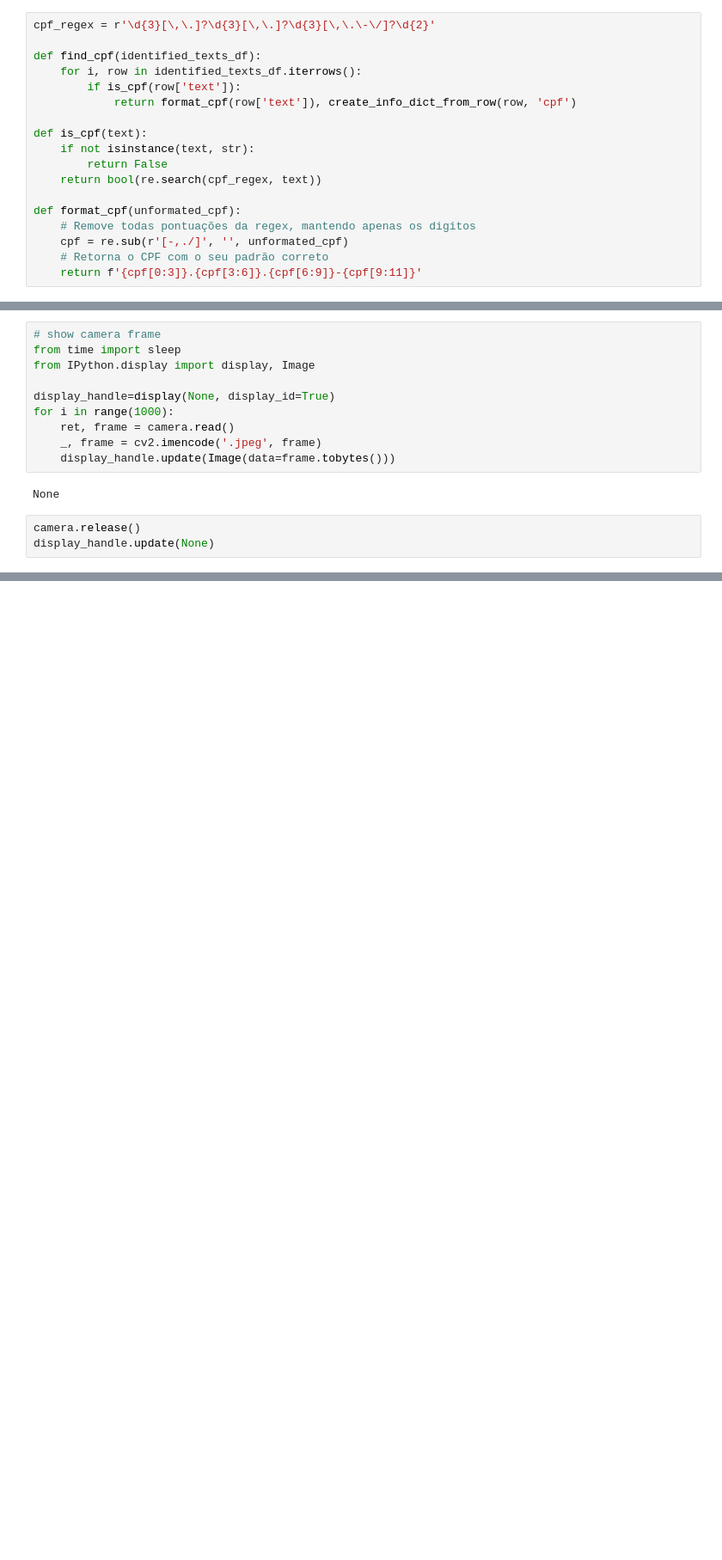
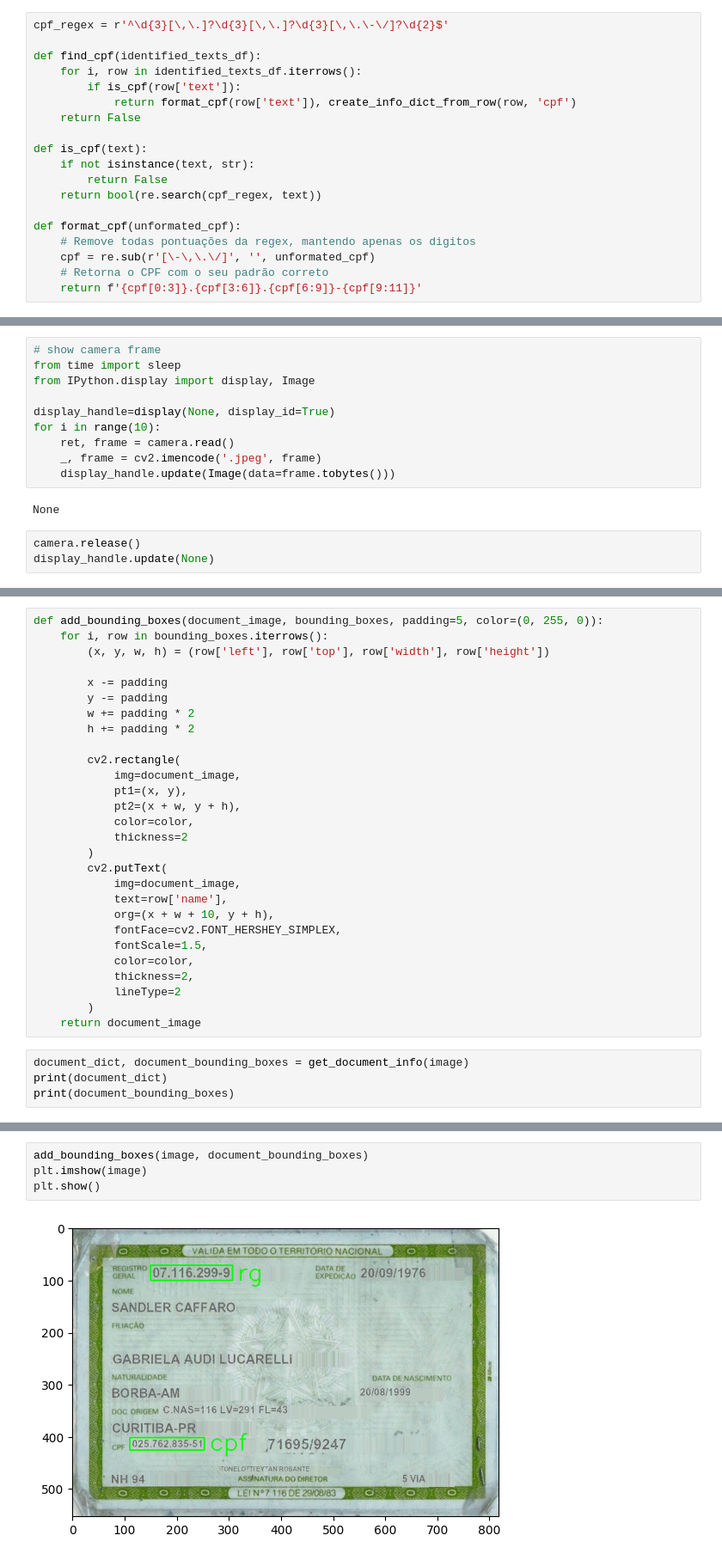
Before and after one commit to GregorioFornetti/extrator-info-rg, a Jupyter notebook: src/notebooks/testando_regex.ipynb, the cells around one changed output, grey strips where cells are left out. Shown: that part at 86% size. Drawn from its saved outputs; the diff is of its cells as text; blank space fills up the shorter version.

Commit message:
Update testando_regex.ipynb
- detecção nome, rg e data de nascimento em tempo real

```diff
--- a/src/notebooks/testando_regex.ipynb
+++ b/src/notebooks/testando_regex.ipynb
@@ -71,12 +71,13 @@ def create_info_dict_from_row(row, name):
 # %% [markdown]
 ### Identificação CPF
 # %%
-cpf_regex = r'\d{3}[\,\.]?\d{3}[\,\.]?\d{3}[\,\.\-\/]?\d{2}'
+cpf_regex = r'^\d{3}[\,\.]?\d{3}[\,\.]?\d{3}[\,\.\-\/]?\d{2}$'
 
 def find_cpf(identified_texts_df):
     for i, row in identified_texts_df.iterrows():
         if is_cpf(row['text']):
             return format_cpf(row['text']), create_info_dict_from_row(row, 'cpf')
+    return False
 
 def is_cpf(text):
     if not isinstance(text, str):
@@ -85,7 +86,7 @@ def is_cpf(text):
 
 def format_cpf(unformated_cpf):
     # Remove todas pontuações da regex, mantendo apenas os digitos
-    cpf = re.sub(r'[-,./]', '', unformated_cpf)
+    cpf = re.sub(r'[\-\,\.\/]', '', unformated_cpf)
     # Retorna o CPF com o seu padrão correto
     return f'{cpf[0:3]}.{cpf[3:6]}.{cpf[6:9]}-{cpf[9:11]}'
 # %%
@@ -161,7 +167,7 @@ from time import sleep
 from IPython.display import display, Image
 
 display_handle=display(None, display_id=True)
-for i in range(1000):
+for i in range(10):
     ret, frame = camera.read()
     _, frame = cv2.imencode('.jpeg', frame)
     display_handle.update(Image(data=frame.tobytes()))
@@ -172,0 +204,32 @@ display_handle.update(None)
+# %%
+def add_bounding_boxes(document_image, bounding_boxes, padding=5, color=(0, 255, 0)):
+    for i, row in bounding_boxes.iterrows():
+        (x, y, w, h) = (row['left'], row['top'], row['width'], row['height'])
+
+        x -= padding
+        y -= padding
+        w += padding * 2
+        h += padding * 2
+
+        cv2.rectangle(
+            img=document_image,
+            pt1=(x, y),
+            pt2=(x + w, y + h),
+            color=color,
+            thickness=2
+        )
+        cv2.putText(
+            img=document_image,
+            text=row['name'],
+            org=(x + w + 10, y + h),
+            fontFace=cv2.FONT_HERSHEY_SIMPLEX,
+            fontScale=1.5,
+            color=color,
+            thickness=2,
+            lineType=2
+        )
+    return document_image
+# %%
+document_dict, document_bounding_boxes = get_document_info(image)
+print(document_dict)
+print(document_bounding_boxes)
@@ -172,0 +241,6 @@ display_handle.update(None)
+# %%
+add_bounding_boxes(image, document_bounding_boxes)
+plt.imshow(image)
+plt.show()
+# %% [output]
+[figure, added]
```
Also changed, not shown: parts of 11 cells of this notebook.
